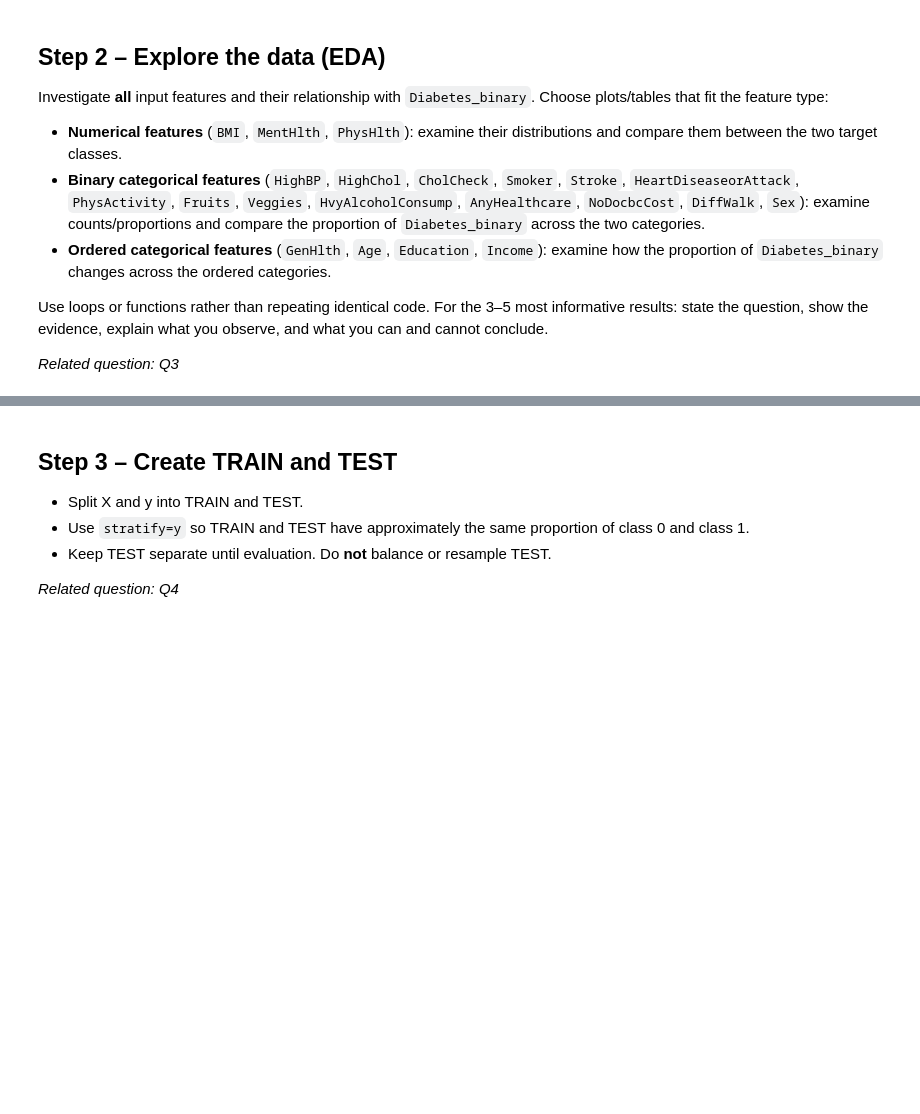
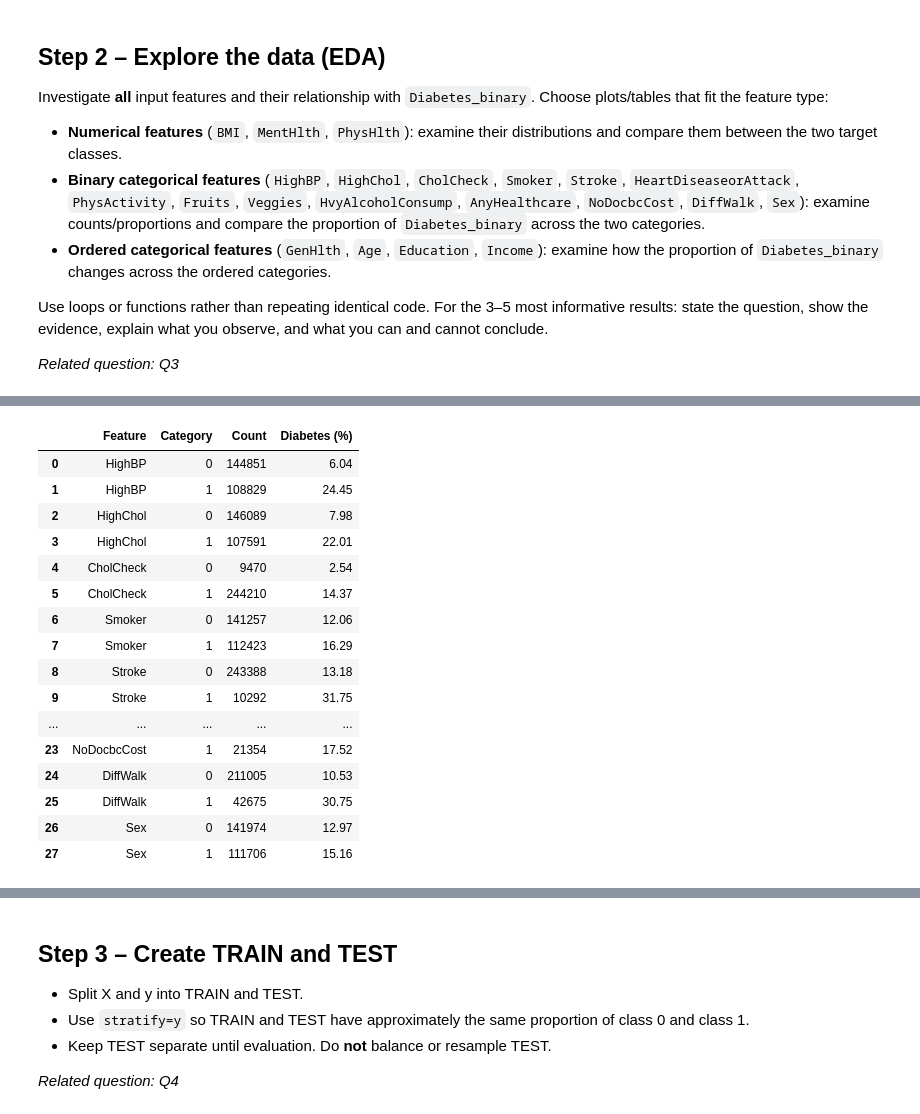
Before and after one commit to Frednos/Machine-Learning-Assignment-2, a Jupyter notebook: Assignment_2.ipynb, the cells around one changed output, grey strips where cells are left out. Saved outputs shown, nothing was run; the diff lists cells and outputs as text; code cells hidden in the pictures; blank space fills up the shorter version.

```diff
--- a/Assignment_2.ipynb
+++ b/Assignment_2.ipynb
@@ -82,0 +188,46 @@ Use loops or functions rather than repeating identical code. For the 3–5 most
+# %%
+# Binary categorical features
+binary_features = [
+    "HighBP", "HighChol", "CholCheck", "Smoker",
+    "Stroke", "HeartDiseaseorAttack", "PhysActivity",
+    "Fruits", "Veggies", "HvyAlcoholConsump",
+    "AnyHealthcare", "NoDocbcCost", "DiffWalk", "Sex"
+]
+
+# Calculate diabetes proportion for each category
+binary_results = []
+
+for feature in binary_features:
+    for value in [0, 1]:
+        subset = df[df[feature] == value]
+
+        binary_results.append({
+            "Feature": feature,
+            "Category": value,
+            "Count": len(subset),
+            "Diabetes (%)": round(
+                subset["Diabetes_binary"].mean() * 100, 2
+            )
+        })
+
+binary_summary = pd.DataFrame(binary_results)
+
+display(binary_summary)
+# %% [output]
+|  | Feature | Category | Count | Diabetes (%) |
+| 0 | HighBP | 0 | 144851 | 6.04 |
+| 1 | HighBP | 1 | 108829 | 24.45 |
+| 2 | HighChol | 0 | 146089 | 7.98 |
+| 3 | HighChol | 1 | 107591 | 22.01 |
+| 4 | CholCheck | 0 | 9470 | 2.54 |
+| 5 | CholCheck | 1 | 244210 | 14.37 |
+| 6 | Smoker | 0 | 141257 | 12.06 |
+| 7 | Smoker | 1 | 112423 | 16.29 |
+| 8 | Stroke | 0 | 243388 | 13.18 |
+| 9 | Stroke | 1 | 10292 | 31.75 |
+| ... | ... | ... | ... | ... |
+| 23 | NoDocbcCost | 1 | 21354 | 17.52 |
+| 24 | DiffWalk | 0 | 211005 | 10.53 |
+| 25 | DiffWalk | 1 | 42675 | 30.75 |
+| 26 | Sex | 0 | 141974 | 12.97 |
+| 27 | Sex | 1 | 111706 | 15.16 |
```
Also changed, not shown: parts of 8 cells of this notebook.
